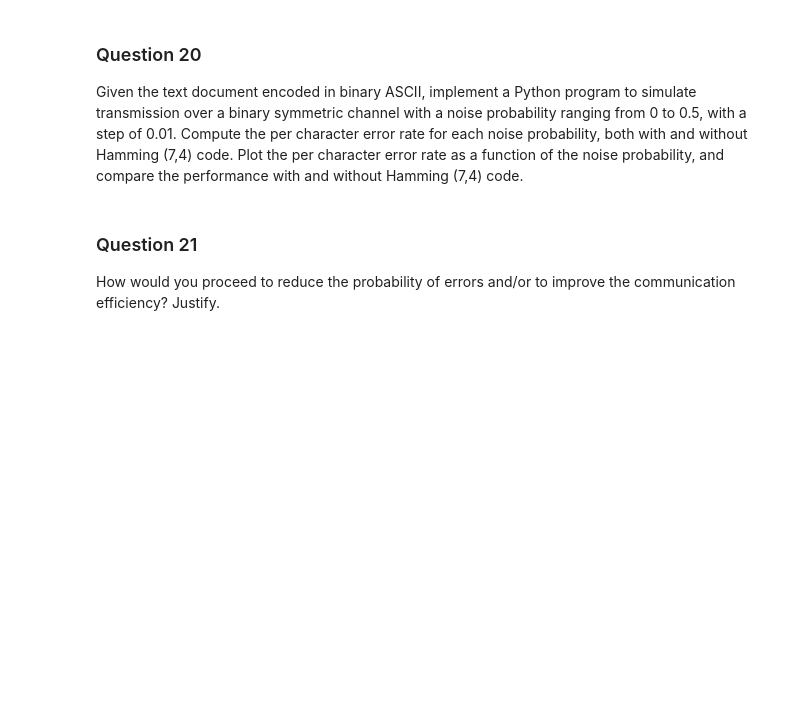
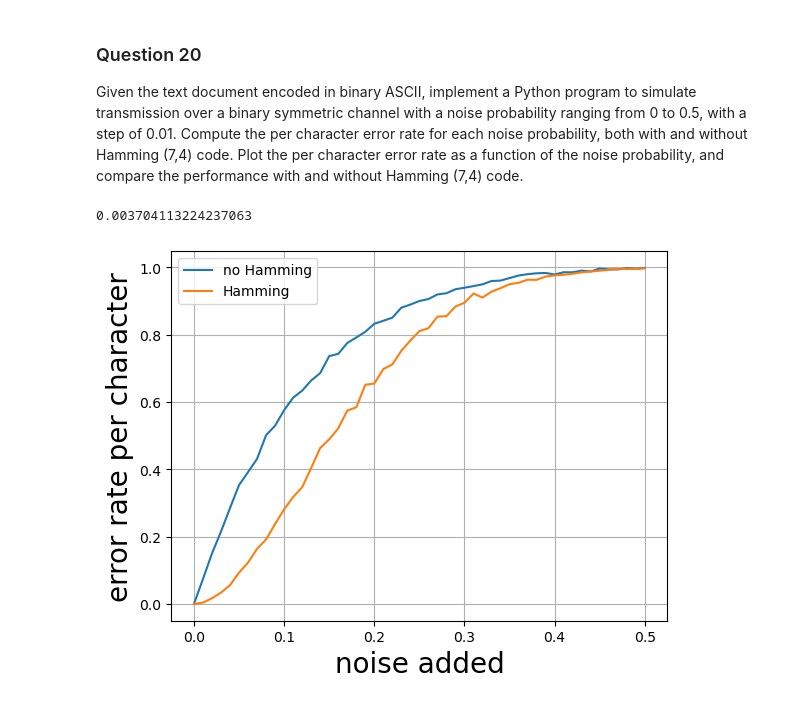
Before and after one commit to Opeka-2201/ICT23_02_DONE_16, a Jupyter notebook: s184481s191230.ipynb, the cells around one changed output. Drawn from its saved outputs; the diff is of its cells as text; code cells hidden in the pictures; blank space fills up the shorter version.

```diff
--- a/s184481s191230.ipynb
+++ b/s184481s191230.ipynb
@@ -378,6 +492,15 @@ Implement a function to read the text document and encode the text signal using
 ### Question 17
 
 Simulate the channel effect on the binary text signal. Then decode the text signal and display the decoded text. What do you notice?
+# %%
+def create_noise(binary_text, error_rate):
+    #Take the string of bits and add an error rate to this string
+    noisy_bits = [bit if np.random.rand() > error_rate else '1' if bit == '0' else '0' for bit in binary_text]
+    return ''.join(noisy_bits)
+
+def turn_to_txt(binary_text):
+    #Take a text in binary and turn it to a string of char according to the ASCII rules.
+    return ''.join(chr(int(binary_text[i*8:i*8+8],2)) for i in range(len(binary_text)//8))
 # %% [markdown]
 ### Question 18
 
@@ -390,7 +571,48 @@ Simulate the channel effect on the binary text signal with redundancy. Then deco
 ### Question 20
 
 Given the text document encoded in binary ASCII, implement a Python program to simulate transmission over a binary symmetric channel with a noise probability ranging from 0 to 0.5, with a step of 0.01. Compute the per character error rate for each noise probability, both with and without Hamming (7,4) code. Plot the per character error rate as a function of the noise probability, and compare the performance with and without Hamming (7,4) code.
-# %% [markdown]
-### Question 21
-
-How would you proceed to reduce the probability of errors and/or to improve the communication efficiency? Justify.
+# %%
+def error_rate(str1, str2):
+    if len(str1) != len(str2):
+        raise ValueError("The two strings must have the same length")
+    num_err=0
+    for i in range(len(str1)):
+        if str1[i] != str2[i]:
+            num_err = 1 + num_err
+    error = (num_err / len(str1))
+    return error
+error_rate(binary_bit, binary)
+# %% [output]
+0.003704113224237063
+# %%
+import matplotlib.pyplot as plt
+def get_error(binary):
+    l = []
+    l_hamming = []
+    text = turn_to_txt(binary)
+    for error in range(0,51, 1):
+        np_binary = np.array(list(binary), dtype=int)
+        hammingcode = hamming_code( G,np_binary)
+        hammingbinary = ''.join(hammingcode.flatten().astype(str))
+        noise_hamming = create_noise(hammingbinary, error/100)
+        noise_binary = create_noise(binary, error/100)
+        np_noise_hamming= np.array(list(noise_hamming), dtype=int)
+        np_noise_hamming = np_noise_hamming.reshape(int(len(np_noise_hamming)/7),7)
+        decode_hamming = hamming_decode(G,np_noise_hamming)
+        noise_txt = turn_to_txt(noise_binary)
+        hamming_txt = turn_to_txt(decode_hamming)
+        l.append(error_rate(noise_txt, text))
+        l_hamming.append(error_rate(hamming_txt, text))
+
+    x = np.array(range(0,51, 1))/100
+    plt.plot(x, l, label = "no Hamming")
+    plt.plot(x, l_hamming, label = "Hamming")
+    plt.ylabel('error rate per character', fontsize=20)
+    plt.xlabel('noise added', fontsize=20)
+    plt.legend()
+    plt.grid()
+    plt.savefig("hamming.png")
+    return
+get_error(binary)
+# %% [output]
+[figure, added]
```
Also changed, not shown: parts of 9 cells of this notebook.
